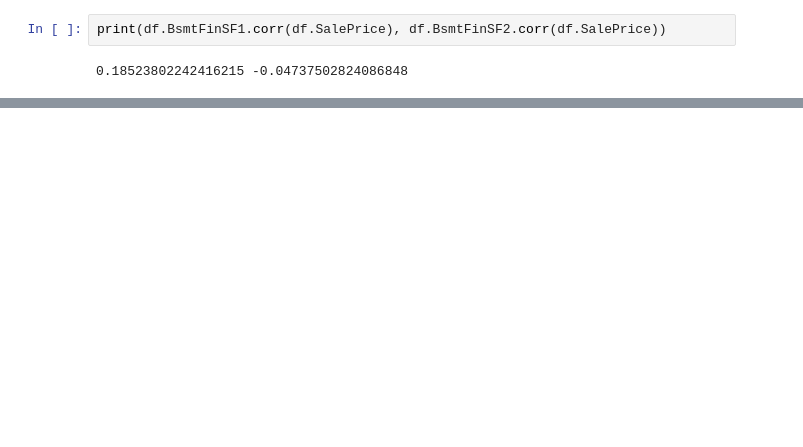
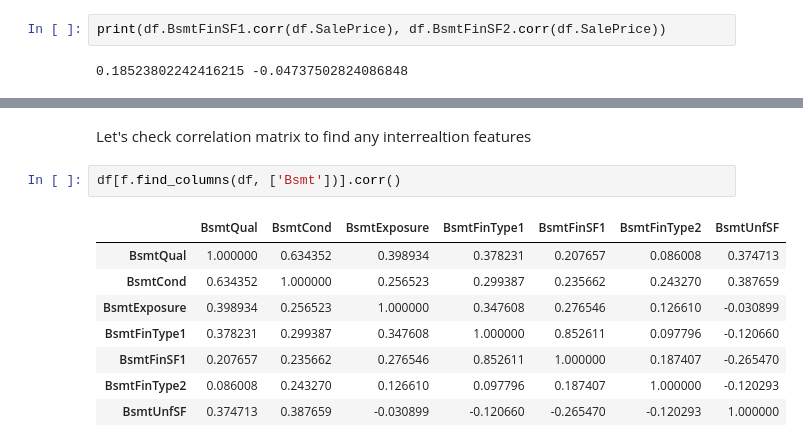
Before and after one commit to rahmankhan2241/House-Price-Prediction-Kaggle-Competition, a Jupyter notebook: Final_Model.ipynb, the cells around one changed output, grey strips where cells are left out. Drawn from its saved outputs; the diff is of its cells as text; blank space fills up the shorter version.

```diff
--- a/Final_Model.ipynb
+++ b/Final_Model.ipynb
@@ -550,0 +550,13 @@ print(df.BsmtFinSF1.corr(df.SalePrice), df.BsmtFinSF2.corr(df.SalePrice))
+# %% [markdown]
+Let's check correlation matrix to find any interrealtion features
+# %%
+df[f.find_columns(df, ['Bsmt'])].corr()
+# %% [output]
+|  | BsmtQual | BsmtCond | BsmtExposure | BsmtFinType1 | BsmtFinSF1 | BsmtFinType2 | BsmtUnfSF |
+| BsmtQual | 1.000000 | 0.634352 | 0.398934 | 0.378231 | 0.207657 | 0.086008 | 0.374713 |
+| BsmtCond | 0.634352 | 1.000000 | 0.256523 | 0.299387 | 0.235662 | 0.243270 | 0.387659 |
+| BsmtExposure | 0.398934 | 0.256523 | 1.000000 | 0.347608 | 0.276546 | 0.126610 | -0.030899 |
+| BsmtFinType1 | 0.378231 | 0.299387 | 0.347608 | 1.000000 | 0.852611 | 0.097796 | -0.120660 |
+| BsmtFinSF1 | 0.207657 | 0.235662 | 0.276546 | 0.852611 | 1.000000 | 0.187407 | -0.265470 |
+| BsmtFinType2 | 0.086008 | 0.243270 | 0.126610 | 0.097796 | 0.187407 | 1.000000 | -0.120293 |
+| BsmtUnfSF | 0.374713 | 0.387659 | -0.030899 | -0.120660 | -0.265470 | -0.120293 | 1.000000 |
```
Also changed, not shown: parts of 76 cells of this notebook.
